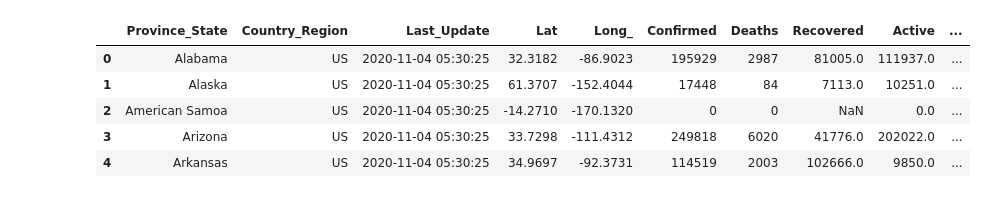
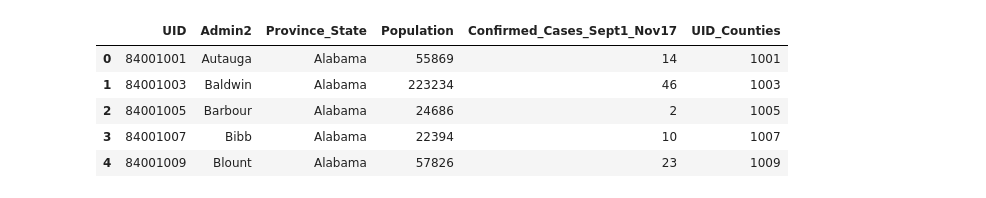
Before and after one commit to NalaniKai/data-512-final, a Jupyter notebook: Covid19ImpactOnEducation.ipynb, the cells around one changed output. Saved outputs shown, nothing was run; the diff lists cells and outputs as text; code cells hidden in the pictures.

Commit message:
started data prep

```diff
--- a/Covid19ImpactOnEducation.ipynb
+++ b/Covid19ImpactOnEducation.ipynb
@@ -145,0 +126,8 @@ df_daily.shape
+# %%
+covid_cases = pd.read_csv("Data/Covid19_CasesByCounty/time_series_covid19_deaths_US.csv")       #covid19 confirmed cases
+covid_cases["Confirmed_Cases_Sept1_Nov17"] = covid_cases["11/17/20"] - covid_cases["9/1/20"]    #New confirmed cases between September 1, 2020 - November 17, 2020
+keep_cols = ["UID", "Admin2", "Province_State", "Population", "Confirmed_Cases_Sept1_Nov17"]
+covid_cases_cols = covid_cases.columns.values
+remove_cols = [c for c in covid_cases_cols if c not in keep_cols]
+covid_cases.drop(columns=remove_cols, axis=1, inplace=True)
+covid_cases.head()
@@ -146,12 +141,14 @@ df_daily.shape
 # %%
-df_daily["UID_Counties"] = df_daily["UID"].apply(lambda f: 0 if math.isnan(f) else str(f))
-df_daily["UID_Counties"] = df_daily["UID_Counties"].apply(lambda f: f[3:] if len(f) == 8 else 0)
-df_daily["UID_Counties"] = df_daily["UID_Counties"].apply(lambda f: int(f))
-df_daily.head()
+#extract the state-county UID to join with the intermediary stream
+covid_cases["UID_Counties"] = covid_cases["UID"].apply(lambda f: 0 if math.isnan(f) else str(f))
+covid_cases["UID_Counties"] = covid_cases["UID_Counties"].apply(lambda f: f[3:] if len(f) == 8 else -1)
+covid_cases["UID_Counties"] = covid_cases["UID_Counties"].apply(lambda f: int(f))
+covid_cases = covid_cases[covid_cases["UID_Counties"] > -1]
+covid_cases.head()
 # %% [output]
-|  | Province_State | Country_Region | Last_Update | Lat | Long_ | Confirmed | Deaths | Recovered | Active | ... |
-| 0 | Alabama | US | 2020-11-04 05:30:25 | 32.3182 | -86.9023 | 195929 | 2987 | 81005.0 | 111937.0 | ... |
-| 1 | Alaska | US | 2020-11-04 05:30:25 | 61.3707 | -152.4044 | 17448 | 84 | 7113.0 | 10251.0 | ... |
-| 2 | American Samoa | US | 2020-11-04 05:30:25 | -14.2710 | -170.1320 | 0 | 0 | NaN | 0.0 | ... |
-| 3 | Arizona | US | 2020-11-04 05:30:25 | 33.7298 | -111.4312 | 249818 | 6020 | 41776.0 | 202022.0 | ... |
-| 4 | Arkansas | US | 2020-11-04 05:30:25 | 34.9697 | -92.3731 | 114519 | 2003 | 102666.0 | 9850.0 | ... |
+|  | UID | Admin2 | Province_State | Population | Confirmed_Cases_Sept1_Nov17 | UID_Counties |
+| 0 | 84001001 | Autauga | Alabama | 55869 | 14 | 1001 |
+| 1 | 84001003 | Baldwin | Alabama | 223234 | 46 | 1003 |
+| 2 | 84001005 | Barbour | Alabama | 24686 | 2 | 1005 |
+| 3 | 84001007 | Bibb | Alabama | 22394 | 10 | 1007 |
+| 4 | 84001009 | Blount | Alabama | 57826 | 23 | 1009 |
```
Also changed, not shown: parts of 16 cells of this notebook, 9 other files.
